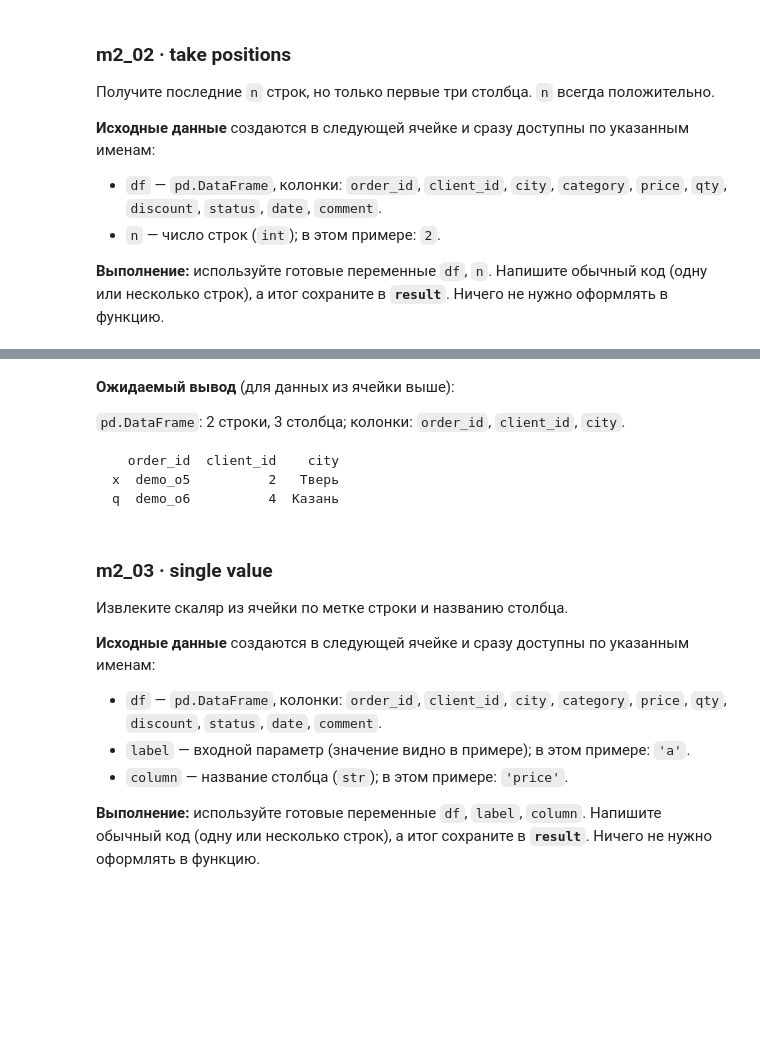
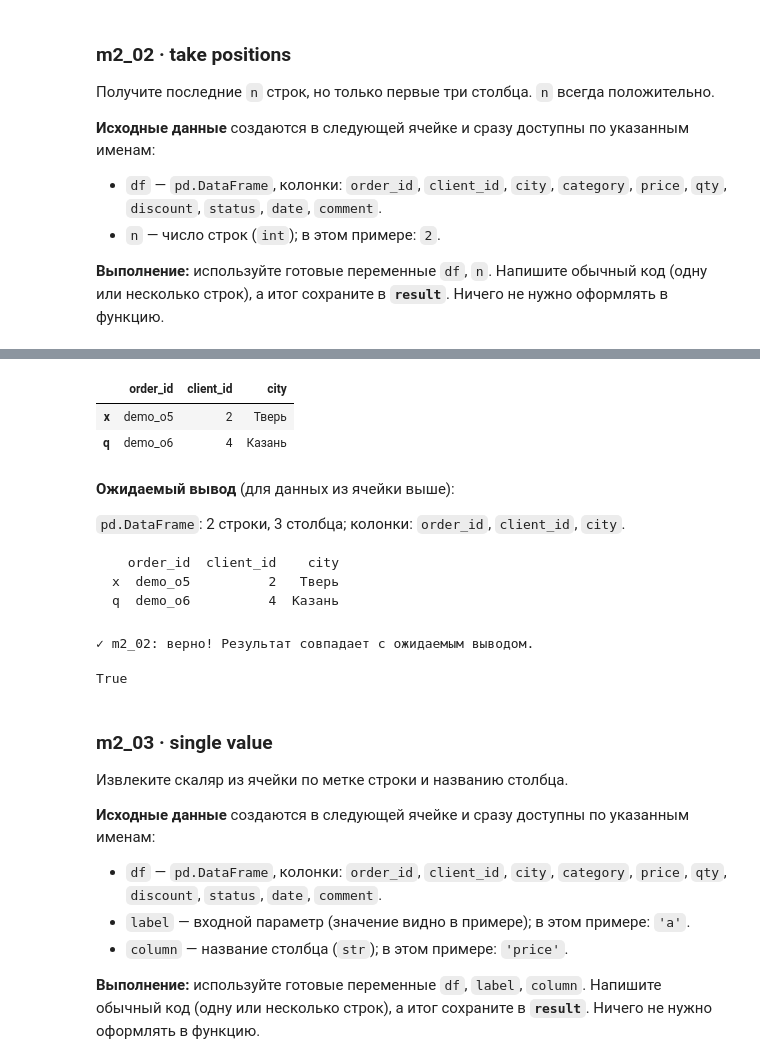
Before and after one commit to TAHA8881/pandas_training_m, a Jupyter notebook: module_02/01_indexing_with_loc_and_iloc.ipynb, the cells around one changed output, grey strips where cells are left out. Cells and saved outputs as stored; diff of their text form; code cells hidden in the pictures; blank space fills up the shorter version.

```diff
--- a/module_02/01_indexing_with_loc_and_iloc.ipynb
+++ b/module_02/01_indexing_with_loc_and_iloc.ipynb
@@ -172,9 +221,13 @@ _expected_m2_02 = expected_for("m2_02", df=df, n=n)
 # %%
 # m2_02: напишите решение прямо здесь. Функции создавать НЕ нужно.
 # Используйте переменные: df, n
 # Сохраните конечный результат в переменную result.
-result = None  # замените этой строкой/своим кодом
+result = df.iloc[-n:, :3]  # замените этой строкой/своим кодом
 result
+# %% [output]
+|  | order_id | client_id | city |
+| x | demo_o5 | 2 | Тверь |
+| q | demo_o6 | 4 | Казань |
 # %% [markdown]
 **Ожидаемый вывод** (для данных из ячейки выше):
 
@@ -188,6 +241,9 @@ q  demo_o6          4  Казань
 # %%
 # Проверка результата предыдущей ячейки
 check_result("m2_02", result, _expected_m2_02)
+# %% [output]
+✓ m2_02: верно! Результат совпадает с ожидаемым выводом.
+True
 # %% [markdown]
 ### m2_03 · single value
 
```
Also changed, not shown: parts of 18 cells of this notebook, 1 other file.
